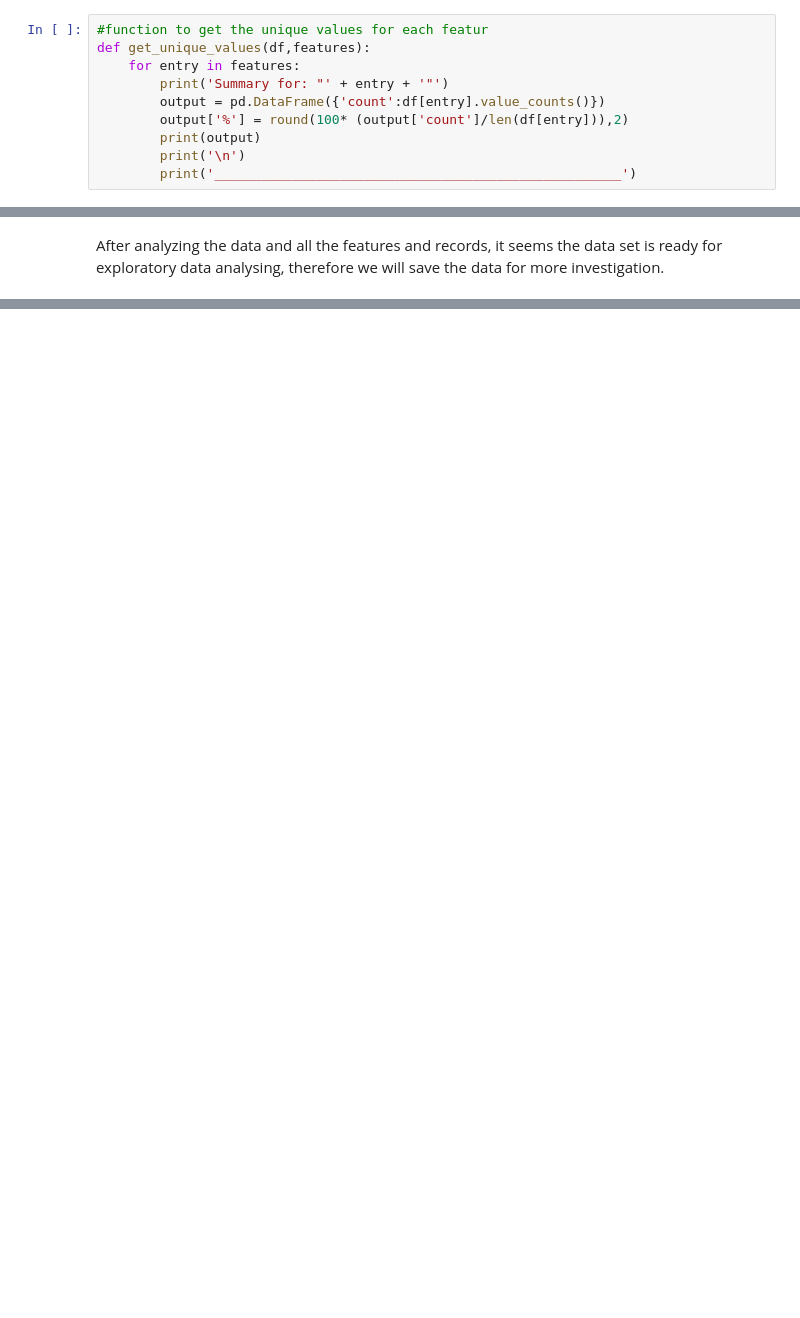
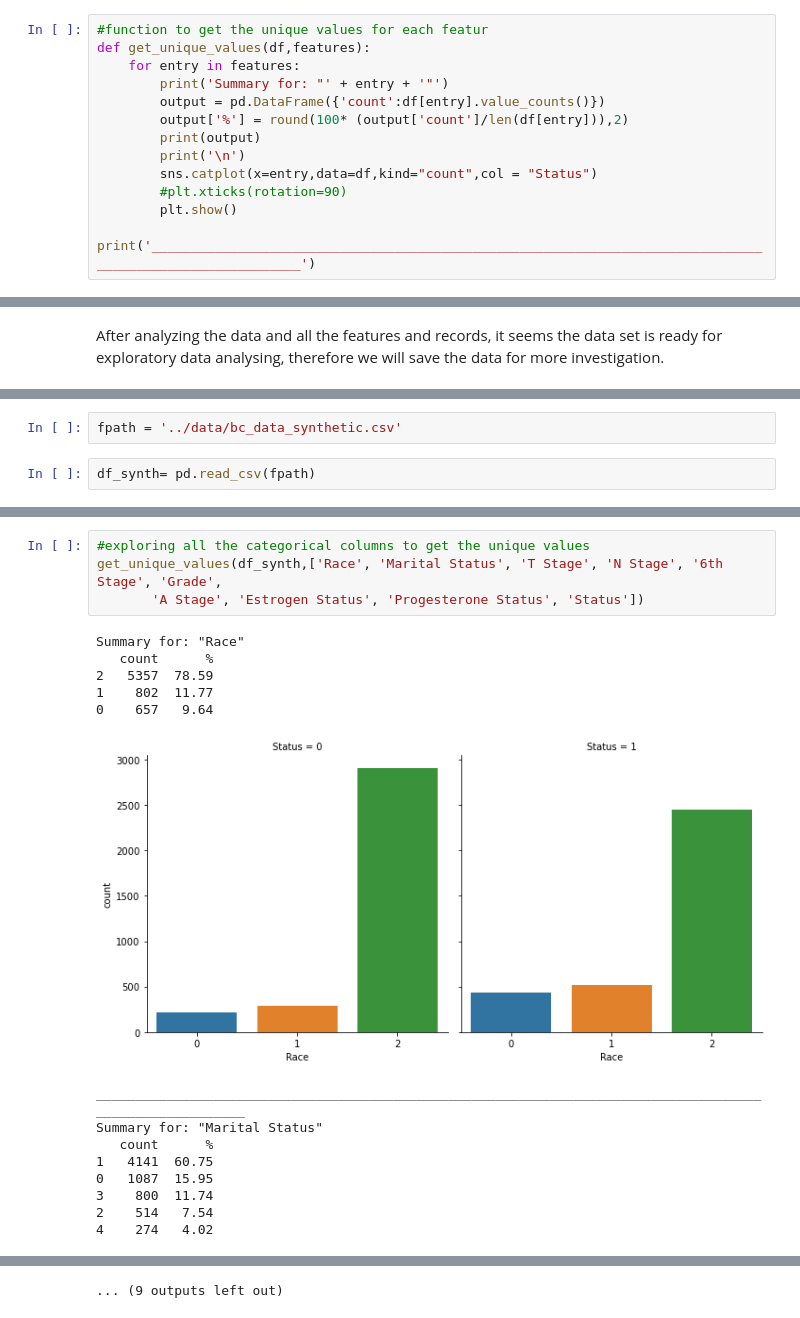
Before and after one commit to nakisa84/Springboard, a Jupyter notebook: capston 2 project/notebooks/BC-DataWrangling.ipynb, the cells around one changed output, grey strips where cells are left out. Cells and saved outputs as stored; diff of their text form; blank space fills up the shorter version.

Commit message:
add synthetic data genrator

```diff
--- a/capston 2 project/notebooks/BC-DataWrangling.ipynb
+++ b/capston 2 project/notebooks/BC-DataWrangling.ipynb
@@ -116,5 +116,8 @@ def get_unique_values(df,features):
         output['%'] = round(100* (output['count']/len(df[entry])),2)
         print(output)
         print('\n')
-        print('____________________________________________________')
+        sns.catplot(x=entry,data=df,kind="count",col = "Status")
+        #plt.xticks(rotation=90)
+        plt.show()
+        print('________________________________________________________________________________________________________')
 # %%
@@ -324,0 +284,4 @@ df.to_csv(fpath, index=False)
+# %%
+fpath = '../data/bc_data_synthetic.csv'
+# %%
+df_synth= pd.read_csv(fpath)
@@ -324,0 +308,19 @@ df.to_csv(fpath, index=False)
+# %%
+#exploring all the categorical columns to get the unique values
+get_unique_values(df_synth,['Race', 'Marital Status', 'T Stage', 'N Stage', '6th Stage', 'Grade',
+       'A Stage', 'Estrogen Status', 'Progesterone Status', 'Status'])
+# %% [output]
+Summary for: "Race"
+   count      %
+2   5357  78.59
+1    802  11.77
+0    657   9.64
+[figure, added]
+________________________________________________________________________________________________________
+Summary for: "Marital Status"
+   count      %
+1   4141  60.75
+0   1087  15.95
+3    800  11.74
+2    514   7.54
+4    274   4.02
@@ -324,0 +360 @@ df.to_csv(fpath, index=False)
+... (9 outputs left out)
```
Also changed, not shown: parts of 13 cells of this notebook, 2 other files.
